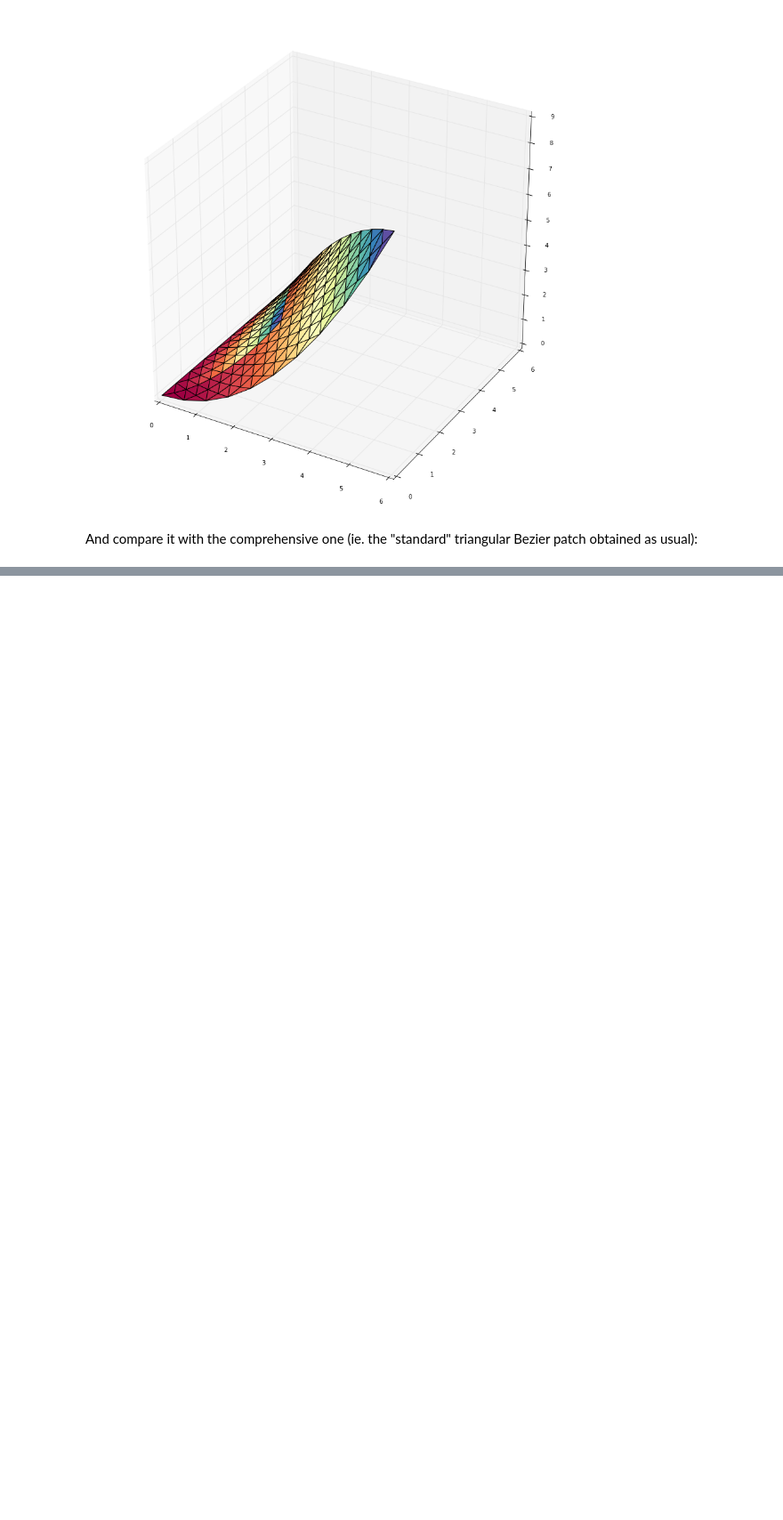
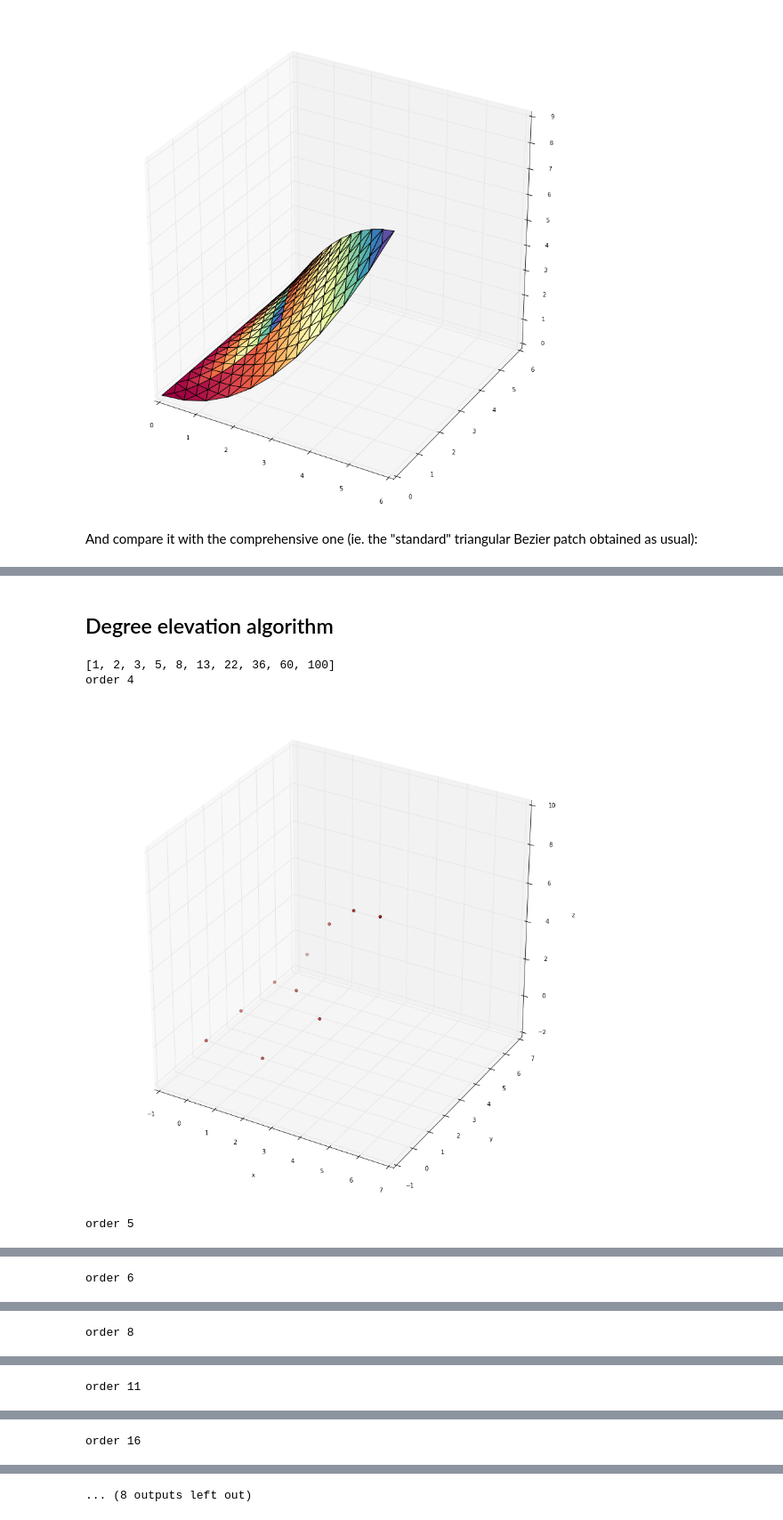
Before and after one commit to massimo-nocentini/cagd, a Jupyter notebook: surfaces/Triangular Bezier Patches.ipynb, the cells around one changed output, grey strips where cells are left out. Shown at 89% size. Saved outputs shown, nothing was run; the diff lists cells and outputs as text; code cells hidden in the pictures; blank space fills up the shorter version.

Commit message:
Add a function that repeat drawing degree elevation algorithm's results.

```diff
--- a/surfaces/Triangular Bezier Patches.ipynb
+++ b/surfaces/Triangular Bezier Patches.ipynb
@@ -579,0 +549,50 @@ using upside down triangle (2, 7, 8) (rotated clockwise (2, 8, 7))
+# %% [markdown]
+## Degree elevation algorithm
+# %%
+import numpy as np
+import trianglesCore as tc
+from mpl_toolkits.mplot3d import Axes3D
+import matplotlib.pyplot as plt
+
+figsize(15,15)
+
+control_net = [  [6,3,0,3,0,0],
+                 [0,0,0,3,3,6],
+                 [9,0,0,6,0,0]]
+
+order, control_net = 3, np.array(control_net)
+
+base = 10
+runs = 2
+snapshots = [int(np.ceil(l)) for l in np.logspace(0,runs,num=10, base=base)]
+print(snapshots)
+s = 0
+for i in range(1, int(base**runs)+1):
+
+    order, control_net = tc.degree_elevation(order, control_net)
+
+    if i == snapshots[s]:
+
+        s += 1
+
+        print("order {}".format(order))
+
+        fig = plt.figure()
+        ax = fig.add_subplot(111, projection='3d')
+        n = 100
+
+        xs = control_net[0,:]
+        ys = control_net[1,:]
+        zs = control_net[2,:]
+        ax.scatter(xs, ys, zs, c='r', marker='o')
+
+        ax.set_xlabel('x')
+        ax.set_ylabel('y')
+        ax.set_zlabel('z')
+
+        plt.show()
+# %% [output]
+[1, 2, 3, 5, 8, 13, 22, 36, 60, 100]
+order 4
+[figure, added]
+order 5
@@ -579,0 +600 @@ using upside down triangle (2, 7, 8) (rotated clockwise (2, 8, 7))
+order 6
@@ -579,0 +602 @@ using upside down triangle (2, 7, 8) (rotated clockwise (2, 8, 7))
+order 8
@@ -579,0 +604 @@ using upside down triangle (2, 7, 8) (rotated clockwise (2, 8, 7))
+order 11
@@ -579,0 +606 @@ using upside down triangle (2, 7, 8) (rotated clockwise (2, 8, 7))
+order 16
@@ -579,0 +608 @@ using upside down triangle (2, 7, 8) (rotated clockwise (2, 8, 7))
+... (8 outputs left out)
```
Also changed, not shown: parts of 3 cells of this notebook, 2 other files.
